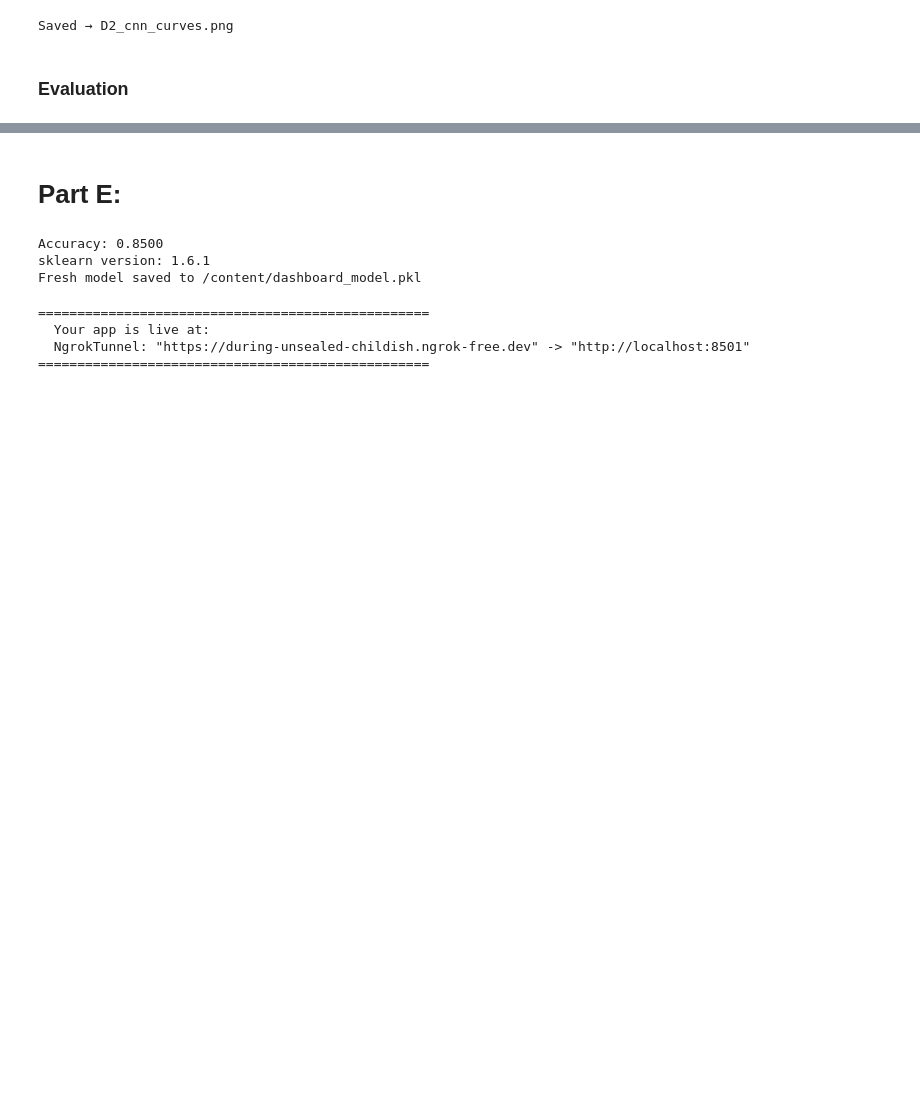
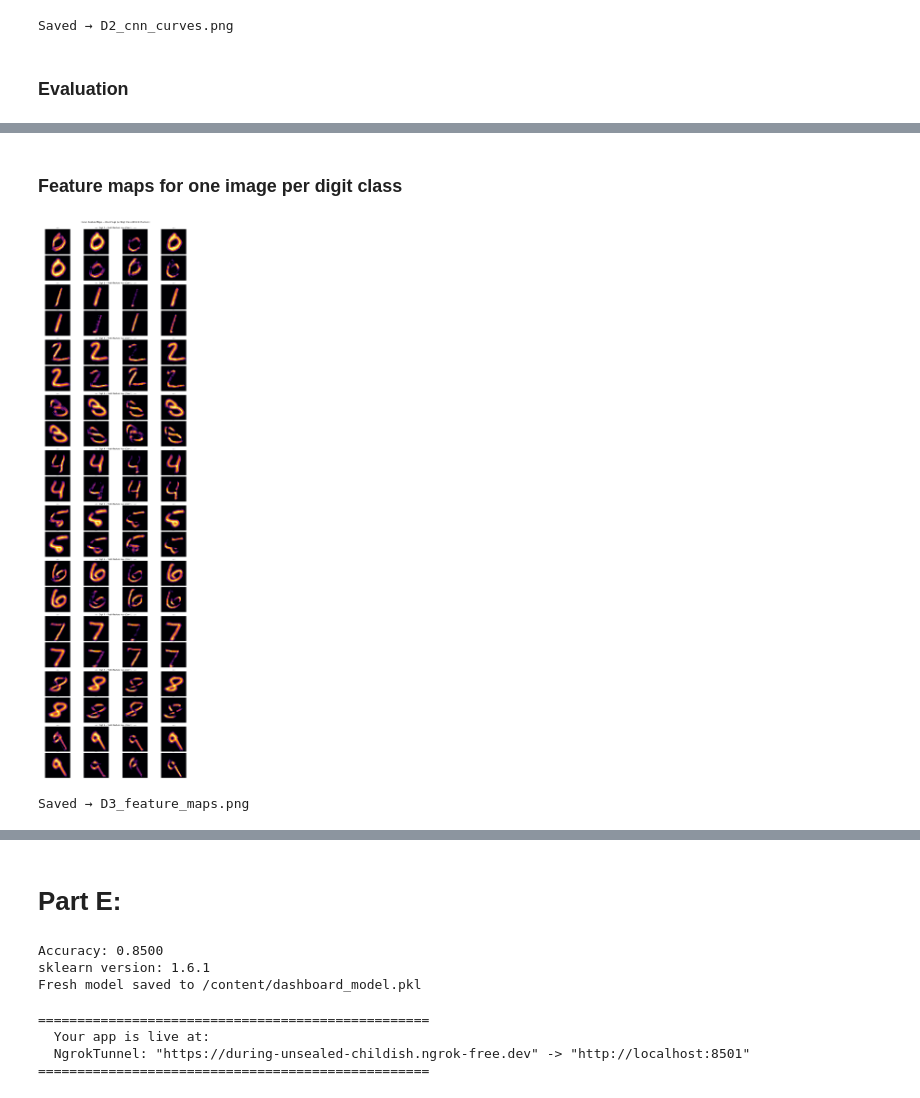
Before and after one commit to maryam2004-hub/i23-6004-DM-Assignment4, a Jupyter notebook: i23_6004_DS_B_DMAssignment4.ipynb, the cells around one changed output, grey strips where cells are left out. Saved outputs shown, nothing was run; the diff lists cells and outputs as text; code cells hidden in the pictures; blank space fills up the shorter version.

```diff
--- a/i23_6004_DS_B_DMAssignment4.ipynb
+++ b/i23_6004_DS_B_DMAssignment4.ipynb
@@ -1954,0 +2003,47 @@ formed 8 with an open top is indistinguishable from a 3 in low resolution.
+# %% [markdown]
+### Feature maps for one image per digit class
+# %%
+import matplotlib.gridspec as gridspec
+
+# Build a model that outputs the first Conv2D's activation
+feat_map_model = keras.Model(
+    inputs=cnn.input,
+    outputs=conv1_layer.output
+)
+
+# Pick one test image per digit class
+class_indices = {}
+for i, label in enumerate(y_test_raw):
+    if label not in class_indices and len(class_indices) < 10:
+        class_indices[label] = i
+    if len(class_indices) == 10:
+        break
+
+fig, big_axes = plt.subplots(10, 1, figsize=(14, 50))
+
+for digit in range(10):
+    idx   = class_indices[digit]
+    img   = X_test_cnn[idx:idx+1]                          # (1, 28, 28, 1)
+    fmaps = feat_map_model.predict(img, verbose=0)[0]       # (28, 28, 16)
+
+    ax_row = big_axes[digit]
+    ax_row.set_title(f"Digit {digit} — First 8 Feature Maps (Conv1)", fontsize=11)
+    ax_row.axis("off")
+
+    # Create a 2×4 inset grid
+    inner = gridspec.GridSpecFromSubplotSpec(2, 4, subplot_spec=ax_row.get_subplotspec(),
+                                             wspace=0.05, hspace=0.05)
+    for ch in range(8):
+        ax_inner = fig.add_subplot(inner[ch // 4, ch % 4])
+        ax_inner.imshow(fmaps[:, :, ch], cmap="inferno")
+        ax_inner.set_title(f"ch {ch}", fontsize=7)
+        ax_inner.axis("off")
+
+plt.suptitle("Conv1 Feature Maps — One Image per Digit Class (First 8 Channels)", fontsize=13, y=1.001)
+plt.tight_layout()
+plt.savefig("D3_feature_maps.png", dpi=150, bbox_inches="tight")
+plt.show()
+print("Saved → D3_feature_maps.png")
+# %% [output]
+[figure, added]
+Saved → D3_feature_maps.png
```
Also changed, not shown: parts of 11 cells of this notebook.
